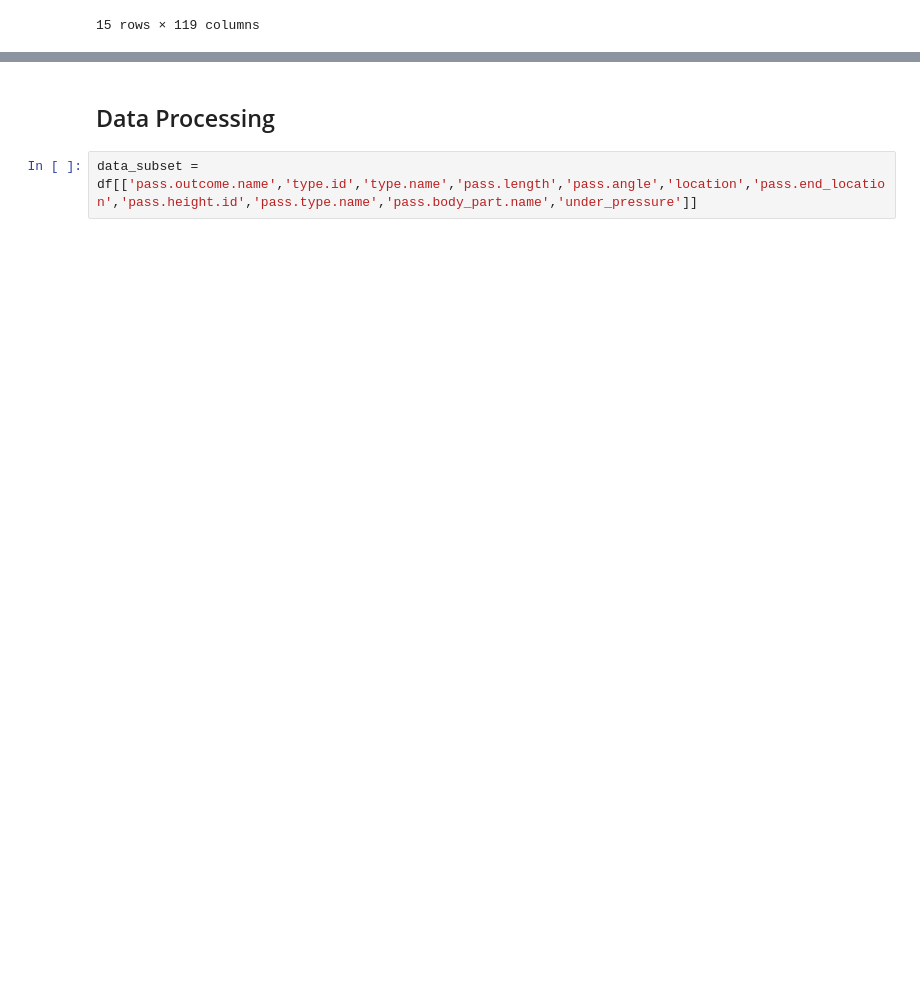
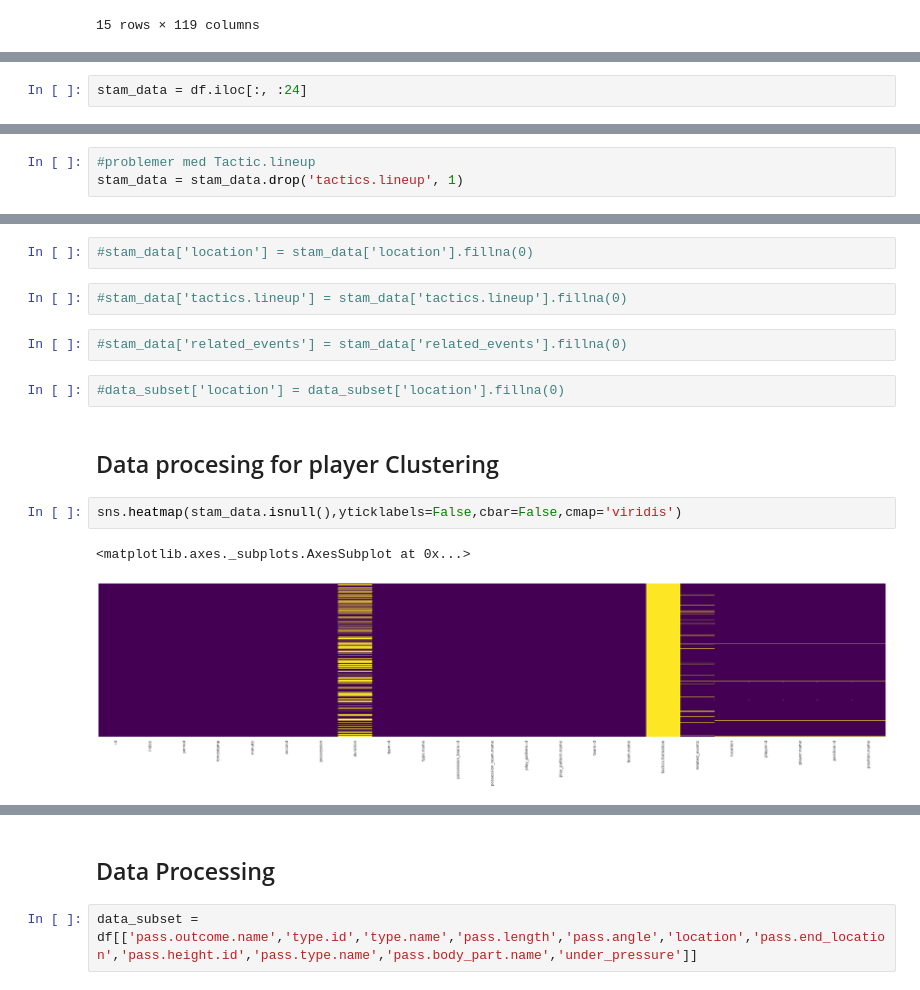
Before and after one commit to jonasfover/2-Semester-, a Jupyter notebook: football_champion_league.ipynb, the cells around one changed output, grey strips where cells are left out. Saved outputs shown, nothing was run; the diff lists cells and outputs as text; blank space fills up the shorter version.

```diff
--- a/football_champion_league.ipynb
+++ b/football_champion_league.ipynb
@@ -139,0 +141,2 @@ df.head(15)
+# %%
+stam_data = df.iloc[:, :24]
@@ -139,0 +159,3 @@ df.head(15)
+# %%
+#problemer med Tactic.lineup
+stam_data = stam_data.drop('tactics.lineup', 1)
@@ -139,0 +181,15 @@ df.head(15)
+# %%
+#stam_data['location'] = stam_data['location'].fillna(0)
+# %%
+#stam_data['tactics.lineup'] = stam_data['tactics.lineup'].fillna(0)
+# %%
+#stam_data['related_events'] = stam_data['related_events'].fillna(0)
+# %%
+#data_subset['location'] = data_subset['location'].fillna(0)
+# %% [markdown]
+## Data procesing for player Clustering
+# %%
+sns.heatmap(stam_data.isnull(),yticklabels=False,cbar=False,cmap='viridis')
+# %% [output]
+<matplotlib.axes._subplots.AxesSubplot at 0x...>
+[figure, added]
```
Also changed, not shown: parts of 75 cells of this notebook.
